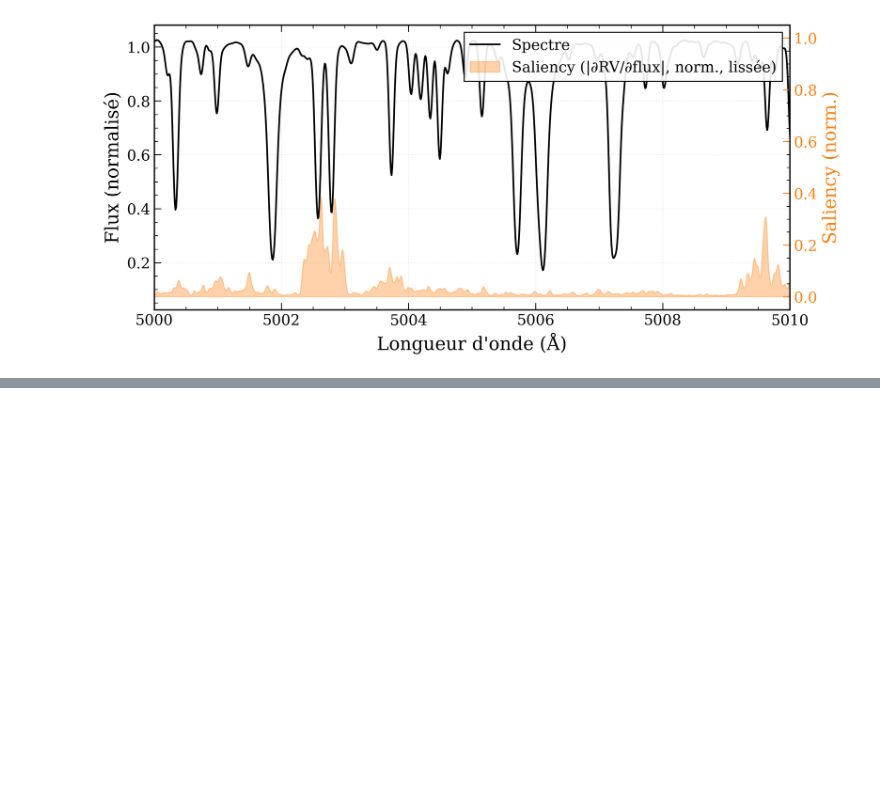
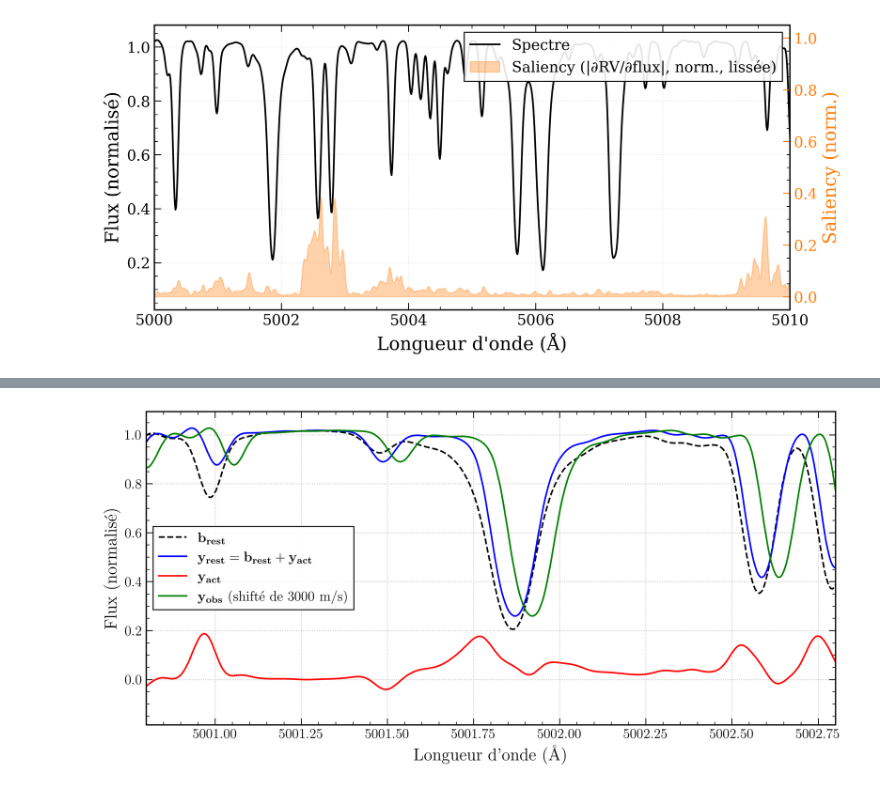
Before and after one commit to theollop/exoplanets_llopis_mary_2025, a Jupyter notebook: notebooks/plots_rapport.ipynb, the cells around one changed output, grey strips where cells are left out. Cells and saved outputs as stored; diff of their text form; code cells hidden in the pictures; blank space fills up the shorter version.

```diff
--- a/notebooks/plots_rapport.ipynb
+++ b/notebooks/plots_rapport.ipynb
@@ -547,0 +649,44 @@ for batch in dataloader:
+# %%
+b_rest = soap_template.copy()
+wavegrid = soap_wavegrid.copy()
+y_act = soap_activity[0, :] * 100
+y_rest = b_rest + y_act
+v = 3000
+
+y_obs = shift_spectra_linear(
+    spectra=torch.tensor(y_rest).unsqueeze(0),
+    wavegrid=torch.tensor(wavegrid).unsqueeze(0),
+    velocities=torch.tensor([v]).unsqueeze(0)
+)
+
+
+plt.figure(figsize=(10, 5))
+plt.plot(wavegrid, b_rest, label="$\mathbf{b_{rest}}$", color="black", linestyle="--")
+plt.plot(
+    wavegrid,
+    y_rest,
+    label="$\mathbf{y_{rest}} = \mathbf{b_{rest}} + \mathbf{y_{act}}$",
+    color="blue",
+)
+plt.plot(
+    wavegrid, y_act, label="$\mathbf{y_{act}}$", color="red"
+)
+plt.plot(
+    wavegrid,
+    y_obs.squeeze(0).numpy(),
+    label="$\mathbf{y_{obs}}$ (shifté de" + f" {v} m/s)",
+    color="green",
+)
+plt.xlabel("Longueur d'onde (Å)")
+plt.ylabel("Flux (normalisé)")
+plt.xlim(5001.8 - 1, 5001.8 + 1)
+plt.legend()
+plt.grid()
+plt.tight_layout()
+plt.savefig(
+    "/home/tliopis/Codes/exoplanets_llopis_mary_2025/notebooks/plots_rapport/contexte_scientifique/yobs_brest_yact_effect.png",
+    dpi=300,
+)
+plt.show()
+# %% [output]
+[figure, added]
```
Also changed, not shown: parts of 4 cells of this notebook, 4 other files.
